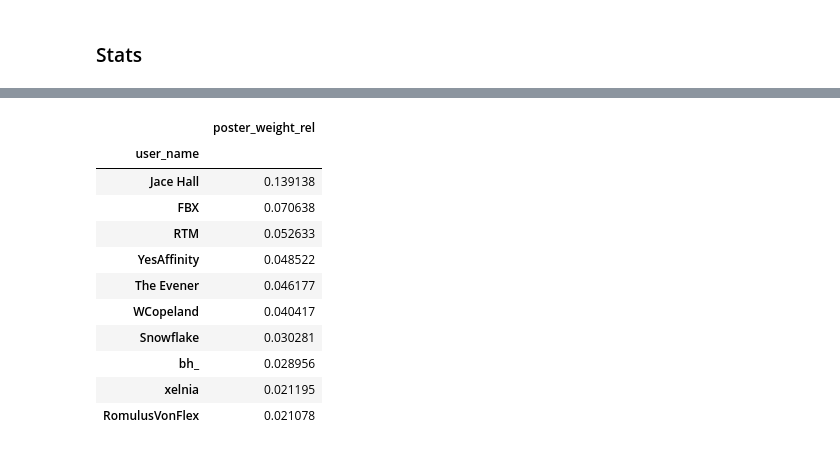
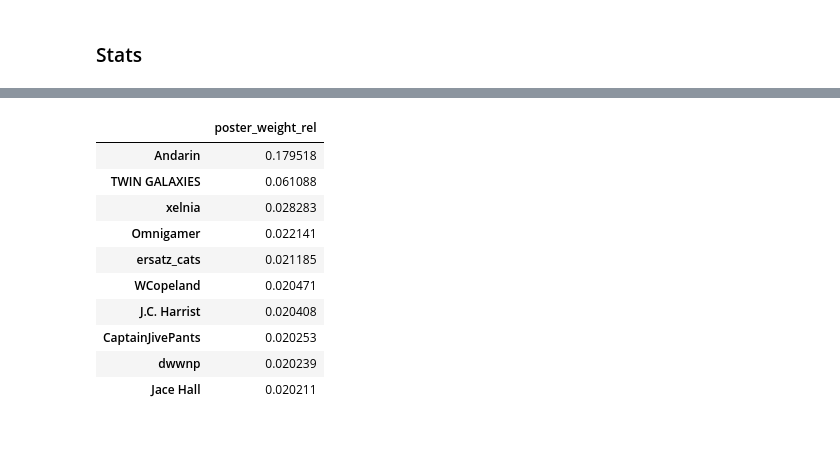
Before and after one commit to Andarin/TwinGalaxies_Thread_Analysis, a Jupyter notebook: TwinGalaxies_BillyMitchell_Analysis.ipynb, the cells around one changed output, grey strips where cells are left out. Cells and saved outputs as stored; diff of their text form; code cells hidden in the pictures.

```diff
--- a/TwinGalaxies_BillyMitchell_Analysis.ipynb
+++ b/TwinGalaxies_BillyMitchell_Analysis.ipynb
@@ -165,33 +188,24 @@ plt.show()
 # %%
-## MVP : Most valuable posters - absolute and relative to number of posts
-
-file_name_userimportance_total = "./twingalaxies_dispute_billymitchell_userimportance_total.csv"
-file_name_userimportance_perpost = "./twingalaxies_dispute_billymitchell_userimportance_bypost.csv"
-
-# Absolute
-poster_weight_df.reset_index().drop("poster_weight_abs", axis="columns").rename({"poster_weight_rel": "poster_weight_abs"}, axis="columns").to_csv(file_name_userimportance_total, sep=";", quoting=2, encoding="utf-8", index=None)
-
-# Relative to number of posts
+## VP : Most valuable posters - Relative to number of posts
 post_number_df = all_df.groupby("user_name").agg({"post_id": "count"}).reset_index().rename({"user_name": "to", "post_id": "post_number"}, axis="columns")
 
 thanks_likes_edgelist_noindex_posts = thanks_likes_edgelist_noindex.merge(post_number_df, on=["to"], how="left")
 thanks_likes_edgelist_noindex_posts["weight_total_per_post"] = thanks_likes_edgelist_noindex_posts["weight_total"] / thanks_likes_edgelist_noindex_posts["post_number"]
 
 poster_weight_per_post_df = calc_poster_weight(thanks_likes_edgelist_noindex_posts, "weight_total_per_post")
 poster_weight_per_post_df.reset_index().rename({"poster_weight_rel": "poster_weight_per_post"}, axis="columns").to_csv(file_name_userimportance_perpost, sep=";", quoting=2, encoding="utf-8", index=None)
 
-poster_weight_df.drop("poster_weight_abs", axis="columns").head(10)
+poster_weight_per_post_df.head(10)
 # %% [output]
 |  | poster_weight_rel |
-| user_name |  |
-| Jace Hall | 0.139138 |
-| FBX | 0.070638 |
-| RTM | 0.052633 |
-| YesAffinity | 0.048522 |
-| The Evener | 0.046177 |
-| WCopeland | 0.040417 |
-| Snowflake | 0.030281 |
-| bh_ | 0.028956 |
-| xelnia | 0.021195 |
-| RomulusVonFlex | 0.021078 |
+| Andarin | 0.179518 |
+| TWIN GALAXIES | 0.061088 |
+| xelnia | 0.028283 |
+| Omnigamer | 0.022141 |
+| ersatz_cats | 0.021185 |
+| WCopeland | 0.020471 |
+| J.C. Harrist | 0.020408 |
+| CaptainJivePants | 0.020253 |
+| dwwnp | 0.020239 |
+| Jace Hall | 0.020211 |
 # %%
```
Also changed, not shown: parts of 5 cells of this notebook, 1 other file.
